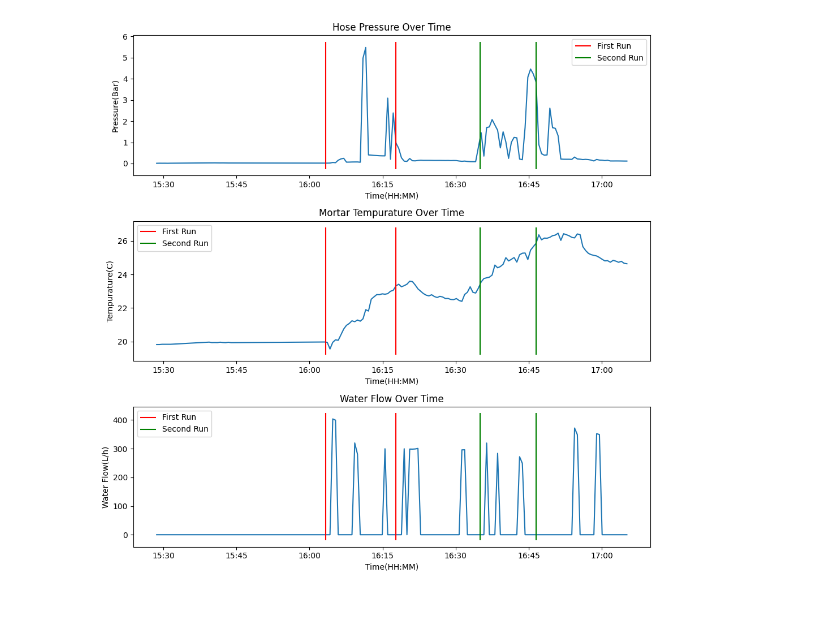
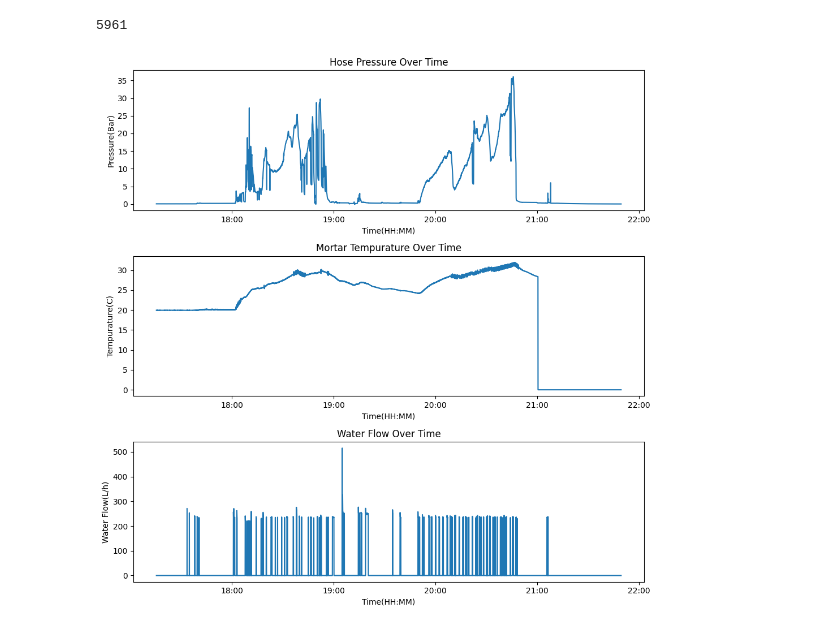
Before and after one commit to addsandwich/mmi-controls, a Jupyter notebook: testing/opcua_data_reading.ipynb, the cells around one changed output. Cells and saved outputs as stored; diff of their text form; code cells hidden in the pictures.

```diff
--- a/testing/opcua_data_reading.ipynb
+++ b/testing/opcua_data_reading.ipynb
@@ -9,7 +9,7 @@ import os
 import matplotlib.pyplot as plt
 import matplotlib.dates as mdates
 # %%
-def retrieve_data(data_path = "../data/", start_idx=1, stop_idx=60):
+def retrieve_data(data_path = "../data/", start_idx=0, stop_idx=60):
     # list to store files
     f_store = []
     results = {}
@@ -69,0 +59,4 @@ df.head()
+# %%
+len(df)
+# %% [output]
+5961
@@ -70,46 +66,46 @@ df.head()
 # %%
 # Create a figure with two subplots (1 row, 2 columns)
 fig, (ax1, ax2, ax3) = plt.subplots(3, 1, figsize=(10, 10))
-first_run = [19895.669, 19895.679]
-second_run = [19895.691, 19895.699]
+#first_run = [19895.669, 19895.679]
+#second_run = [19895.691, 19895.699]
 
 ax1.plot(df['timestamp'], df['GECO/MP_Pump_Pressure_Current_bar_R'])
 myFmt = mdates.DateFormatter('%H:%M')
 ax1.xaxis.set_major_formatter(myFmt)
 ylim = ax1.get_ylim()
 xlim = ax1.get_xlim()
-ax1.vlines(first_run, ylim[0], ylim[1], colors='red', label='First Run')
-ax1.vlines(second_run, ylim[0], ylim[1], colors='green', label='Second Run')
-ax1.legend()
+#ax1.vlines(first_run, ylim[0], ylim[1], colors='red', label='First Run')
+#ax1.vlines(second_run, ylim[0], ylim[1], colors='green', label='Second Run')
+#ax1.legend()
 # Adding axis labels and title
 ax1.set_xlabel('Time(HH:MM)')
 ax1.set_ylabel('Pressure(Bar)')
 ax1.set_title('Hose Pressure Over Time')
 
 ax2.plot(df['timestamp'], df['GECO/MPTX_DI_Mortar_Temperature_C_R'])
 ax2.xaxis.set_major_formatter(myFmt)
 ylim = ax2.get_ylim()
 xlim = ax2.get_xlim()
-ax2.vlines(first_run, ylim[0], ylim[1], colors='red', label='First Run')
-ax2.vlines(second_run, ylim[0], ylim[1], colors='green', label='Second Run')
-ax2.legend()
+#ax2.vlines(first_run, ylim[0], ylim[1], colors='red', label='First Run')
+#ax2.vlines(second_run, ylim[0], ylim[1], colors='green', label='Second Run')
+#ax2.legend()
 # Adding axis labels and title
 ax2.set_xlabel('Time(HH:MM)')
 ax2.set_ylabel('Tempurature(C)')
 ax2.set_title('Mortar Tempurature Over Time')
 plt.tight_layout()
 
 ax3.plot(df['timestamp'], df['GECO/MP_Waterflowrate_current_Lh_R'])
 ax3.xaxis.set_major_formatter(myFmt)
 ylim = ax3.get_ylim()
 xlim = ax3.get_xlim()
-ax3.vlines(first_run, ylim[0], ylim[1], colors='red', label='First Run')
-ax3.vlines(second_run, ylim[0], ylim[1], colors='green', label='Second Run')
-ax3.legend()
+#ax3.vlines(first_run, ylim[0], ylim[1], colors='red', label='First Run')
+#ax3.vlines(second_run, ylim[0], ylim[1], colors='green', label='Second Run')
+#ax3.legend()
 # Adding axis labels and title
 ax3.set_xlabel('Time(HH:MM)')
 ax3.set_ylabel('Water Flow(L/h)')
 ax3.set_title('Water Flow Over Time')
 plt.tight_layout()
 # %% [output]
-[figure, old version]
+[figure, new version]
```
Also changed, not shown: parts of 27 cells of this notebook, 5 other files.
